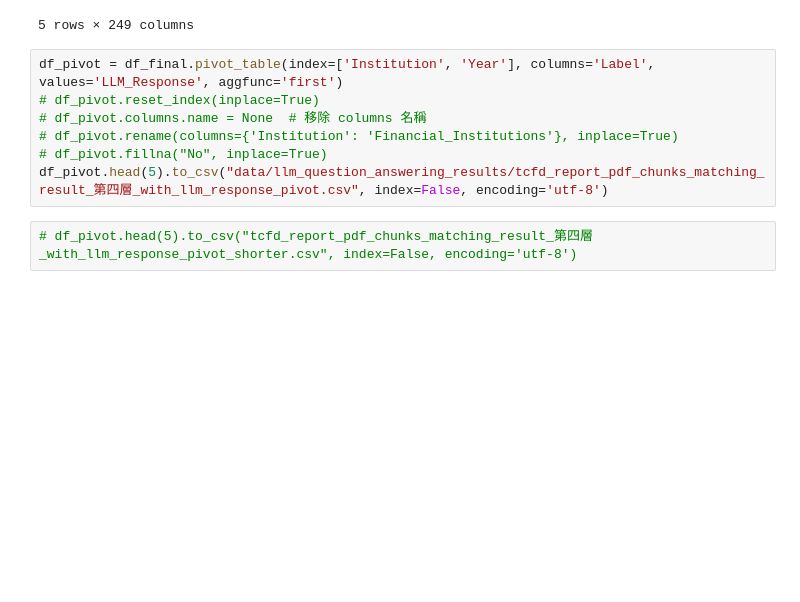
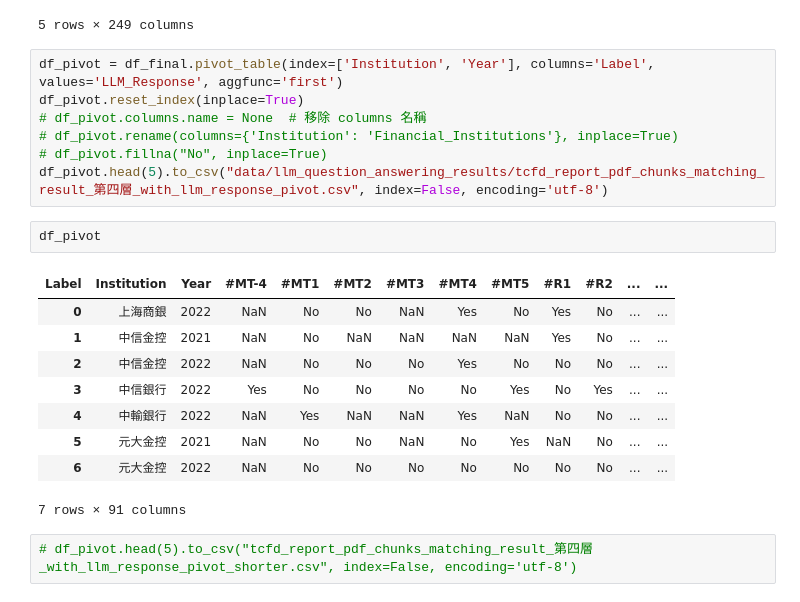
Before and after one commit to Mattis3858/Automated-model-to-assess-TCFD-reports, a Jupyter notebook: llm_second_verification_accuracy_analysis.ipynb, the cells around one changed output. Drawn from its saved outputs; the diff is of its cells as text; blank space fills up the shorter version.

```diff
--- a/llm_second_verification_accuracy_analysis.ipynb
+++ b/llm_second_verification_accuracy_analysis.ipynb
@@ -363,11 +356,23 @@ answer_df.head(5)
 5 rows × 249 columns
 # %%
 df_pivot = df_final.pivot_table(index=['Institution', 'Year'], columns='Label', values='LLM_Response', aggfunc='first')
-# df_pivot.reset_index(inplace=True)
+df_pivot.reset_index(inplace=True)
 # df_pivot.columns.name = None  # 移除 columns 名稱
 # df_pivot.rename(columns={'Institution': 'Financial_Institutions'}, inplace=True)
 # df_pivot.fillna("No", inplace=True)
 df_pivot.head(5).to_csv("data/llm_question_answering_results/tcfd_report_pdf_chunks_matching_result_第四層_with_llm_response_pivot.csv", index=False, encoding='utf-8')
+# %%
+df_pivot
+# %% [output]
+| Label | Institution | Year | #MT-4 | #MT1 | #MT2 | #MT3 | #MT4 | #MT5 | #R1 | #R2 | ... | ... |
+| 0 | 上海商銀 | 2022 | NaN | No | No | NaN | Yes | No | Yes | No | ... | ... |
+| 1 | 中信金控 | 2021 | NaN | No | NaN | NaN | NaN | NaN | Yes | No | ... | ... |
+| 2 | 中信金控 | 2022 | NaN | No | No | No | Yes | No | No | No | ... | ... |
+| 3 | 中信銀行 | 2022 | Yes | No | No | No | No | Yes | No | Yes | ... | ... |
+| 4 | 中輸銀行 | 2022 | NaN | Yes | NaN | NaN | Yes | NaN | No | No | ... | ... |
+| 5 | 元大金控 | 2021 | NaN | No | No | NaN | No | Yes | NaN | No | ... | ... |
+| 6 | 元大金控 | 2022 | NaN | No | No | No | No | No | No | No | ... | ... |
+7 rows × 91 columns
 # %%
 # df_pivot.head(5).to_csv("tcfd_report_pdf_chunks_matching_result_第四層_with_llm_response_pivot_shorter.csv", index=False, encoding='utf-8')
 # %%
```
Also changed, not shown: parts of 13 cells of this notebook.
